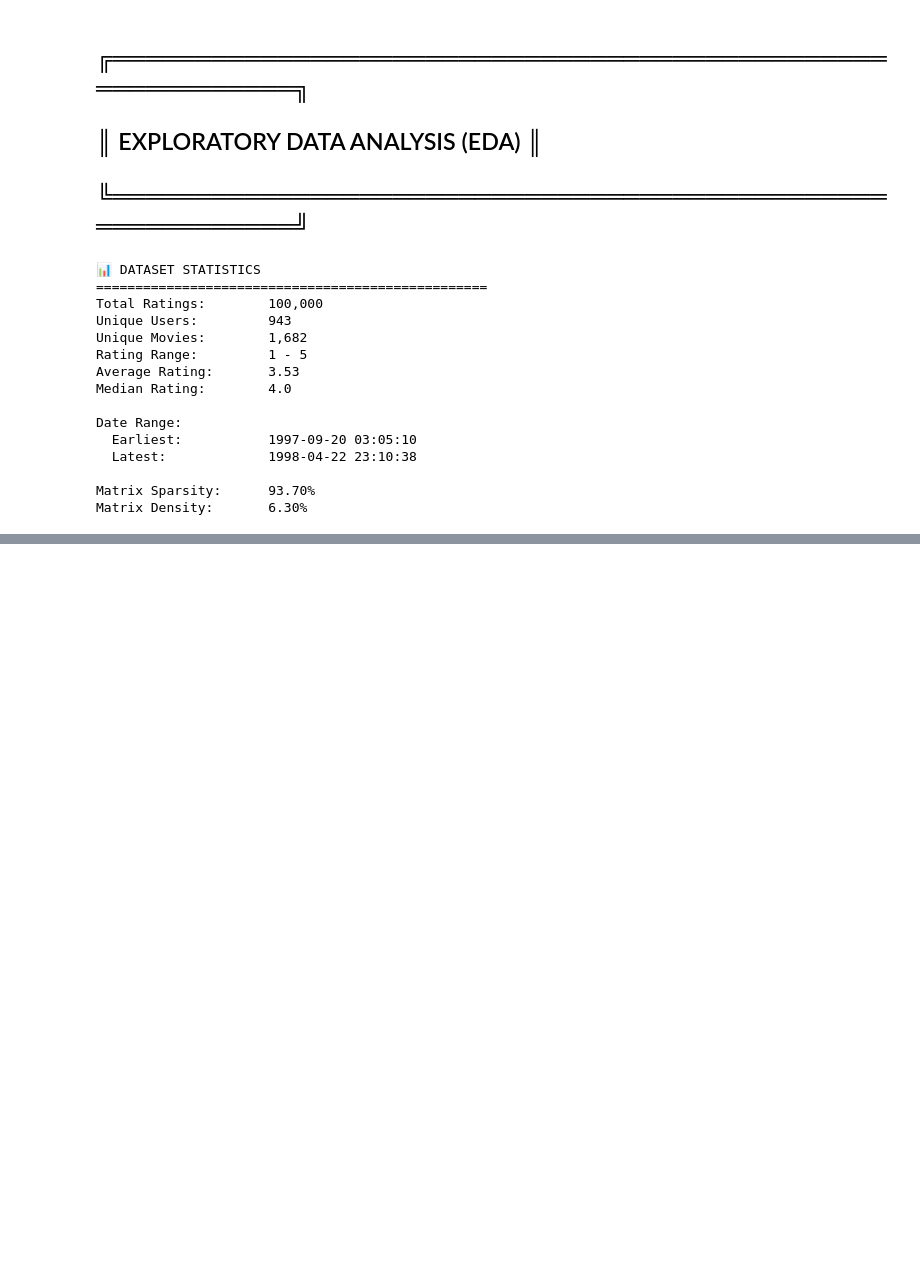
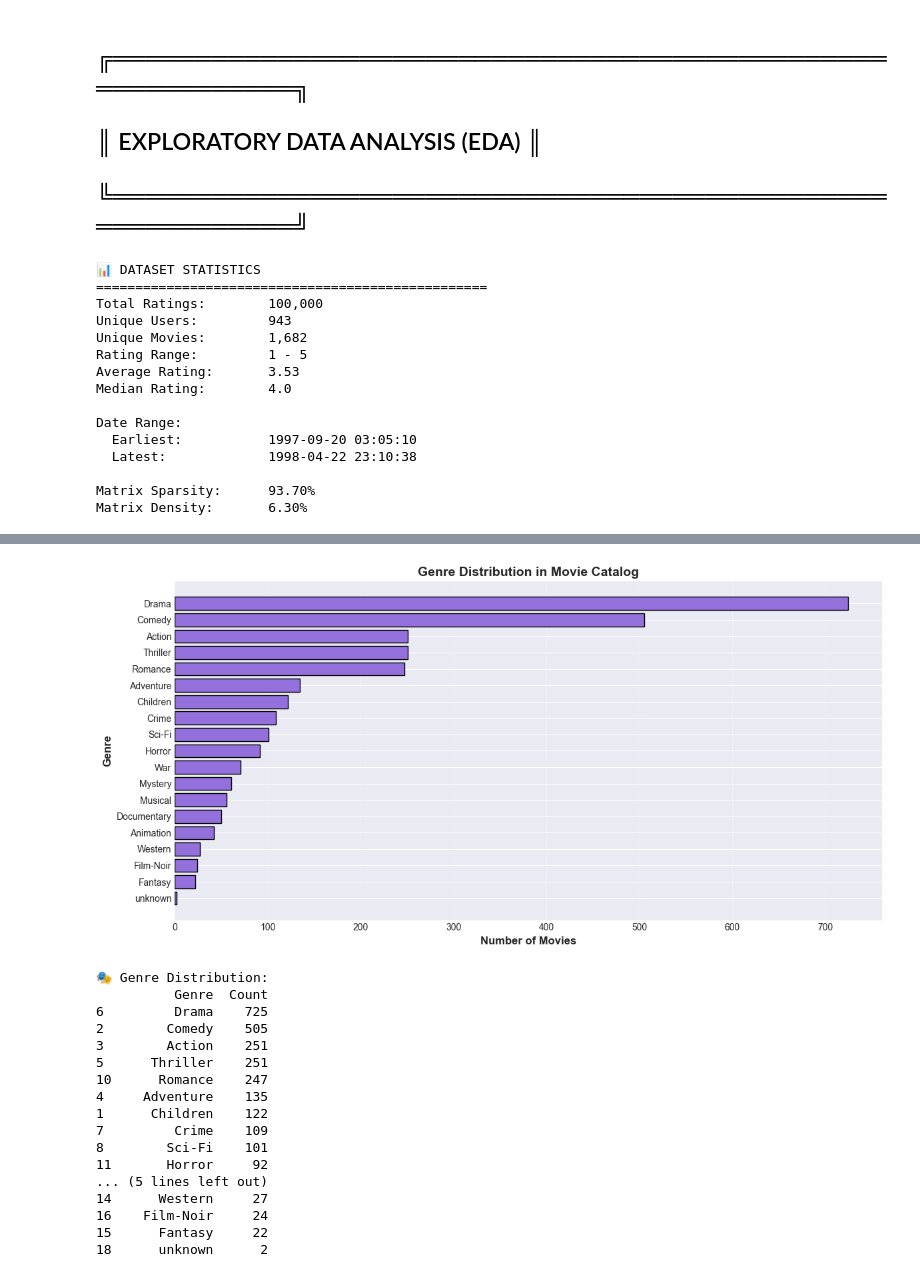
Before and after one commit to HarpinderC/ML-Recommenders, a Jupyter notebook: movie-recommendation-system/notebooks/01_data_loading_eda_baseline.ipynb, the cells around one changed output, grey strips where cells are left out. Drawn from its saved outputs; the diff is of its cells as text; code cells hidden in the pictures; blank space fills up the shorter version.

```diff
--- a/movie-recommendation-system/notebooks/01_data_loading_eda_baseline.ipynb
+++ b/movie-recommendation-system/notebooks/01_data_loading_eda_baseline.ipynb
@@ -324,0 +490,46 @@ Matrix Density:       6.30%
+# %%
+# ┌─────────────────────────────────────────┐
+# │ Genre Distribution                      │
+# └─────────────────────────────────────────┘
+
+# Count genre occurrences
+genre_counts = {}
+for genres_str in movies['genres']:
+    for genre in genres_str.split('|'):
+        genre_counts[genre] = genre_counts.get(genre, 0) + 1
+
+genre_df = pd.DataFrame(list(genre_counts.items()), columns=['Genre', 'Count'])
+genre_df = genre_df.sort_values('Count', ascending=False)
+
+plt.figure(figsize=(12, 6))
+plt.barh(genre_df['Genre'], genre_df['Count'], color='mediumpurple', edgecolor='black')
+plt.xlabel('Number of Movies', fontsize=12, fontweight='bold')
+plt.ylabel('Genre', fontsize=12, fontweight='bold')
+plt.title('Genre Distribution in Movie Catalog', fontsize=14, fontweight='bold')
+plt.gca().invert_yaxis()
+plt.grid(axis='x', alpha=0.3)
+plt.tight_layout()
+plt.savefig('../results/visualizations/04_genre_distribution.png', dpi=300, bbox_inches='tight')
+plt.show()
+
+print("\n🎭 Genre Distribution:")
+print(genre_df)
+# %% [output]
+[figure, added]
+🎭 Genre Distribution:
+          Genre  Count
+6         Drama    725
+2        Comedy    505
+3        Action    251
+5      Thriller    251
+10      Romance    247
+4     Adventure    135
+1      Children    122
+7         Crime    109
+8        Sci-Fi    101
+11       Horror     92
+... (5 lines left out)
+14      Western     27
+16    Film-Noir     24
+15      Fantasy     22
+18      unknown      2
```
Also changed, not shown: parts of 5 cells of this notebook, 4 other files.
